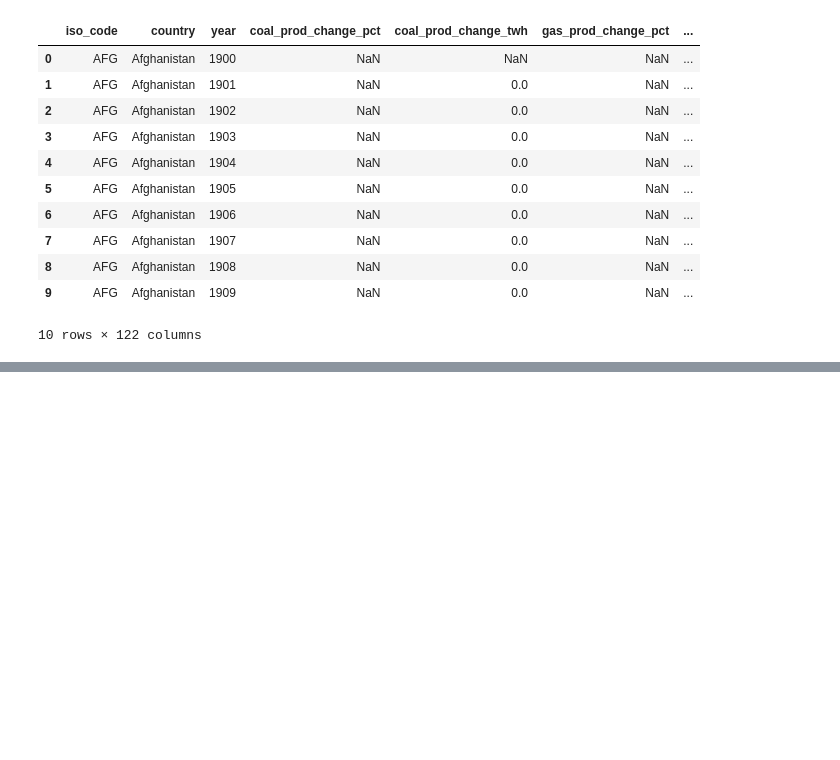
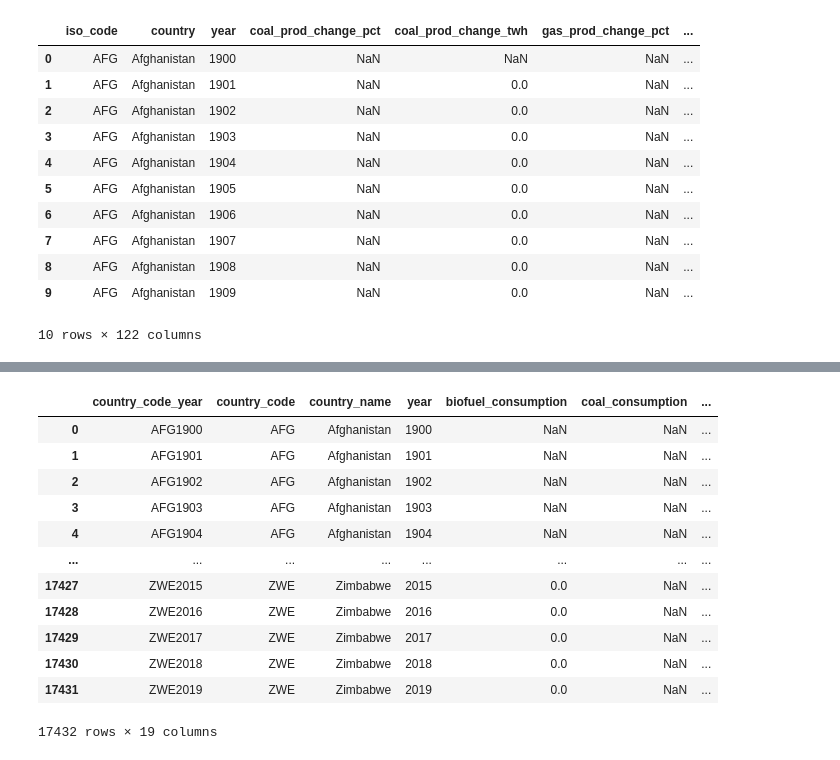
Before and after one commit to Reed-Carter/Emissions-by-Country, a Jupyter notebook: rg_work.ipynb, the cells around one changed output, grey strips where cells are left out. Drawn from its saved outputs; the diff is of its cells as text; code cells hidden in the pictures; blank space fills up the shorter version.

Commit message:
Add code to transform consumption data

```diff
--- a/rg_work.ipynb
+++ b/rg_work.ipynb
@@ -74,0 +86,55 @@ consump_df = consump_df[['iso_code', 'country', 'year', 'biofuel_consumption', '
+# %%
+consump_df = df
+consump_cols = [
+    'iso_code',
+    'country',
+    'year',
+    'biofuel_consumption',
+    'coal_consumption',
+    'fossil_fuel_consumption',
+    'gas_consumption',
+    'hydro_consumption',
+    'low_carbon_consumption',
+    'nuclear_consumption',
+    'oil_consumption',
+    'other_renewable_consumption',
+    'primary_energy_consumption',
+    'renewables_consumption',
+    'solar_consumption',
+    'wind_consumption']
+
+consump_df = consump_df[consump_cols]
+
+consump_df = consump_df.rename(columns={
+    'iso_code': 'country_code',
+    'country':'country_name',
+    })
+
+consump_df.drop_duplicates(inplace=True)
+
+# create composite key column for the fct_gdp table
+def composite_key(row):
+    comp_key = f"{row.country_code}{row.year}"
+    return comp_key
+
+consump_df.insert(0, 'country_code_year', consump_df.apply(composite_key, axis=1))
+
+# create created_at and modified_at columns
+consump_df['created_at'] = pd.Timestamp.now()
+consump_df['modified_at'] = None
+
+display(consump_df)
+# %% [output]
+|  | country_code_year | country_code | country_name | year | biofuel_consumption | coal_consumption | ... |
+| 0 | AFG1900 | AFG | Afghanistan | 1900 | NaN | NaN | ... |
+| 1 | AFG1901 | AFG | Afghanistan | 1901 | NaN | NaN | ... |
+| 2 | AFG1902 | AFG | Afghanistan | 1902 | NaN | NaN | ... |
+| 3 | AFG1903 | AFG | Afghanistan | 1903 | NaN | NaN | ... |
+| 4 | AFG1904 | AFG | Afghanistan | 1904 | NaN | NaN | ... |
+| ... | ... | ... | ... | ... | ... | ... | ... |
+| 17427 | ZWE2015 | ZWE | Zimbabwe | 2015 | 0.0 | NaN | ... |
+| 17428 | ZWE2016 | ZWE | Zimbabwe | 2016 | 0.0 | NaN | ... |
+| 17429 | ZWE2017 | ZWE | Zimbabwe | 2017 | 0.0 | NaN | ... |
+| 17430 | ZWE2018 | ZWE | Zimbabwe | 2018 | 0.0 | NaN | ... |
+| 17431 | ZWE2019 | ZWE | Zimbabwe | 2019 | 0.0 | NaN | ... |
+17432 rows × 19 columns
```
Also changed, not shown: parts of 2 cells of this notebook, 1 other file.
